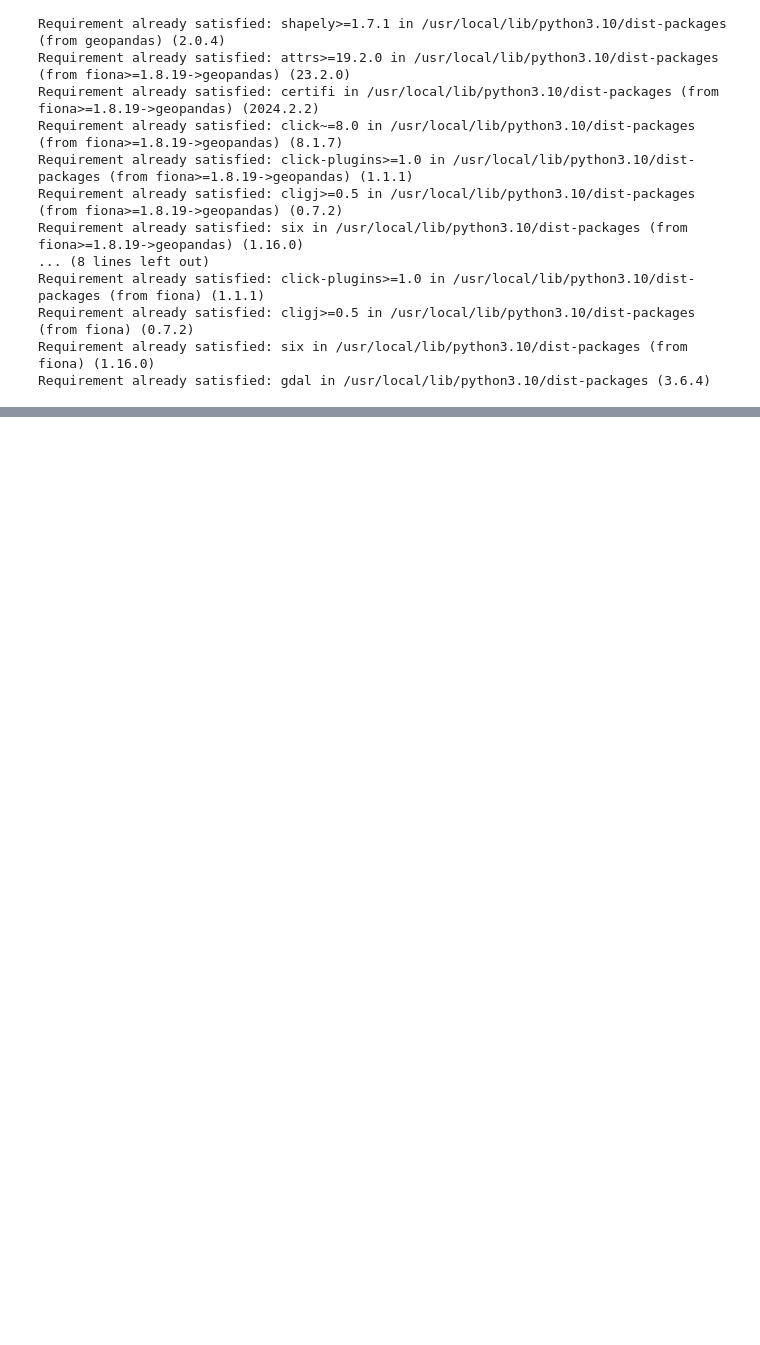
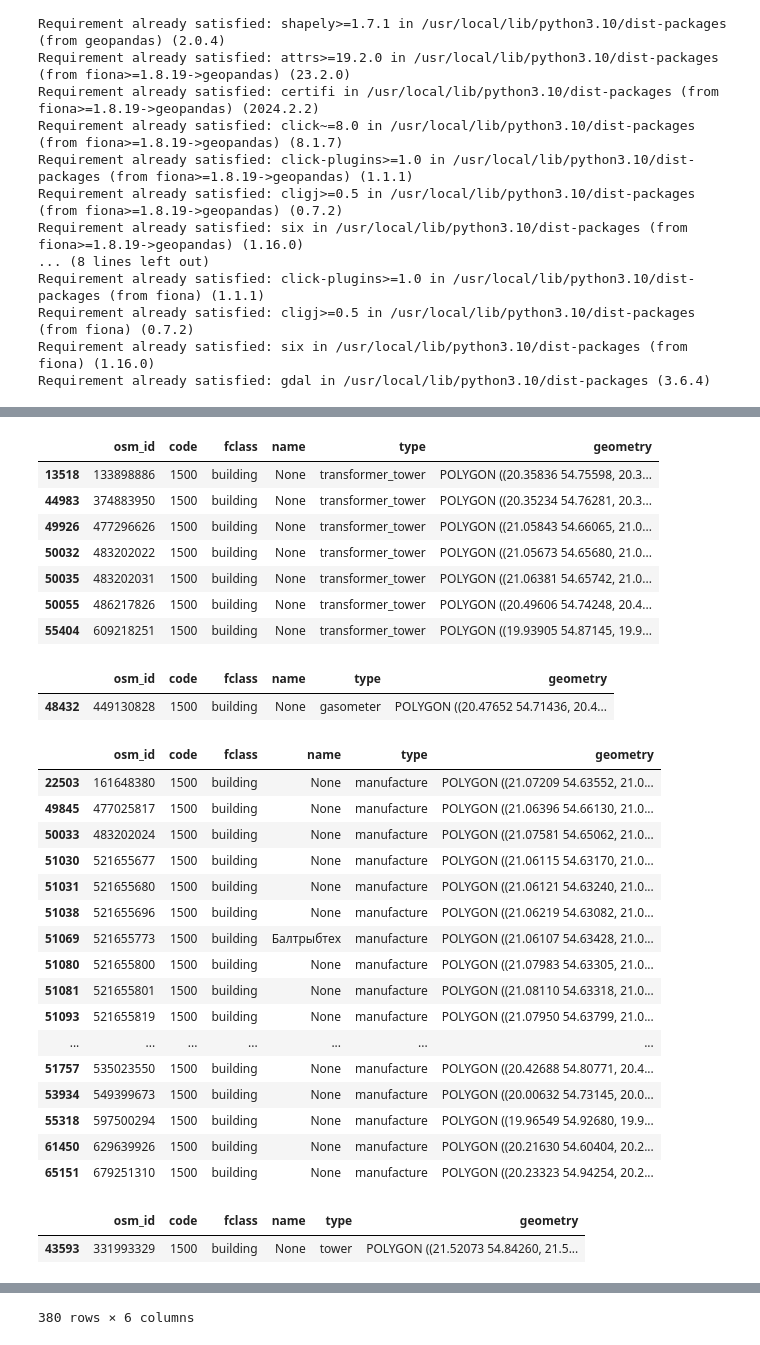
Before and after one commit to yuliiabosher/Map, a Jupyter notebook: Map.ipynb, the cells around one changed output, grey strips where cells are left out. Drawn from its saved outputs; the diff is of its cells as text; code cells hidden in the pictures; blank space fills up the shorter version.

```diff
--- a/Map.ipynb
+++ b/Map.ipynb
@@ -44,0 +43,16 @@ central_federal_district.plot()
+# %%
+building_types_kaliningrad = kaliningrad_district['type'].unique()
+display(building_types_kaliningrad)
+kaliningrad_ships = kaliningrad_district[kaliningrad_district['type']=='ship']
+display(kaliningrad_ships)
+kaliningrad_transformer_tower = kaliningrad_district[kaliningrad_district['type']=='transformer_tower']
+display(kaliningrad_transformer_tower)
+kaliningrad_gasometers = kaliningrad_district[kaliningrad_district['type']=='gasometer']
+display(kaliningrad_gasometers)
+kaliningrad_manufacture = kaliningrad_district[kaliningrad_district['type']=='manufacture']
+display(kaliningrad_manufacture)
+kaliningrad_tower = kaliningrad_district[kaliningrad_district['type']=='tower']
+display(kaliningrad_tower)
+kaliningrad_industrial = kaliningrad_district[kaliningrad_district['type']=='industrial']
+display(kaliningrad_industrial)
+# %% [output]
@@ -44,0 +81,29 @@ central_federal_district.plot()
+|  | osm_id | code | fclass | name | type | geometry |
+| 13518 | 133898886 | 1500 | building | None | transformer_tower | POLYGON ((20.35836 54.75598, 20.3... |
+| 44983 | 374883950 | 1500 | building | None | transformer_tower | POLYGON ((20.35234 54.76281, 20.3... |
+| 49926 | 477296626 | 1500 | building | None | transformer_tower | POLYGON ((21.05843 54.66065, 21.0... |
+| 50032 | 483202022 | 1500 | building | None | transformer_tower | POLYGON ((21.05673 54.65680, 21.0... |
+| 50035 | 483202031 | 1500 | building | None | transformer_tower | POLYGON ((21.06381 54.65742, 21.0... |
+| 50055 | 486217826 | 1500 | building | None | transformer_tower | POLYGON ((20.49606 54.74248, 20.4... |
+| 55404 | 609218251 | 1500 | building | None | transformer_tower | POLYGON ((19.93905 54.87145, 19.9... |
+|  | osm_id | code | fclass | name | type | geometry |
+| 48432 | 449130828 | 1500 | building | None | gasometer | POLYGON ((20.47652 54.71436, 20.4... |
+|  | osm_id | code | fclass | name | type | geometry |
+| 22503 | 161648380 | 1500 | building | None | manufacture | POLYGON ((21.07209 54.63552, 21.0... |
+| 49845 | 477025817 | 1500 | building | None | manufacture | POLYGON ((21.06396 54.66130, 21.0... |
+| 50033 | 483202024 | 1500 | building | None | manufacture | POLYGON ((21.07581 54.65062, 21.0... |
+| 51030 | 521655677 | 1500 | building | None | manufacture | POLYGON ((21.06115 54.63170, 21.0... |
+| 51031 | 521655680 | 1500 | building | None | manufacture | POLYGON ((21.06121 54.63240, 21.0... |
+| 51038 | 521655696 | 1500 | building | None | manufacture | POLYGON ((21.06219 54.63082, 21.0... |
+| 51069 | 521655773 | 1500 | building | Балтрыбтех | manufacture | POLYGON ((21.06107 54.63428, 21.0... |
+| 51080 | 521655800 | 1500 | building | None | manufacture | POLYGON ((21.07983 54.63305, 21.0... |
+| 51081 | 521655801 | 1500 | building | None | manufacture | POLYGON ((21.08110 54.63318, 21.0... |
+| 51093 | 521655819 | 1500 | building | None | manufacture | POLYGON ((21.07950 54.63799, 21.0... |
+| ... | ... | ... | ... | ... | ... | ... |
+| 51757 | 535023550 | 1500 | building | None | manufacture | POLYGON ((20.42688 54.80771, 20.4... |
+| 53934 | 549399673 | 1500 | building | None | manufacture | POLYGON ((20.00632 54.73145, 20.0... |
+| 55318 | 597500294 | 1500 | building | None | manufacture | POLYGON ((19.96549 54.92680, 19.9... |
+| 61450 | 629639926 | 1500 | building | None | manufacture | POLYGON ((20.21630 54.60404, 20.2... |
+| 65151 | 679251310 | 1500 | building | None | manufacture | POLYGON ((20.23323 54.94254, 20.2... |
+|  | osm_id | code | fclass | name | type | geometry |
+| 43593 | 331993329 | 1500 | building | None | tower | POLYGON ((21.52073 54.84260, 21.5... |
@@ -44,0 +122 @@ central_federal_district.plot()
+380 rows × 6 columns
```
Also changed, not shown: parts of 3 cells of this notebook.
